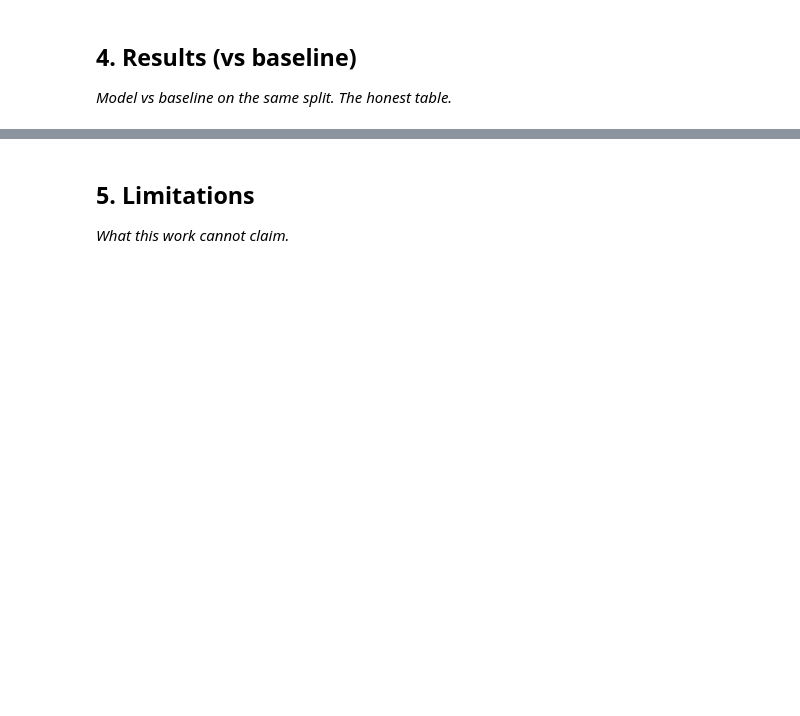
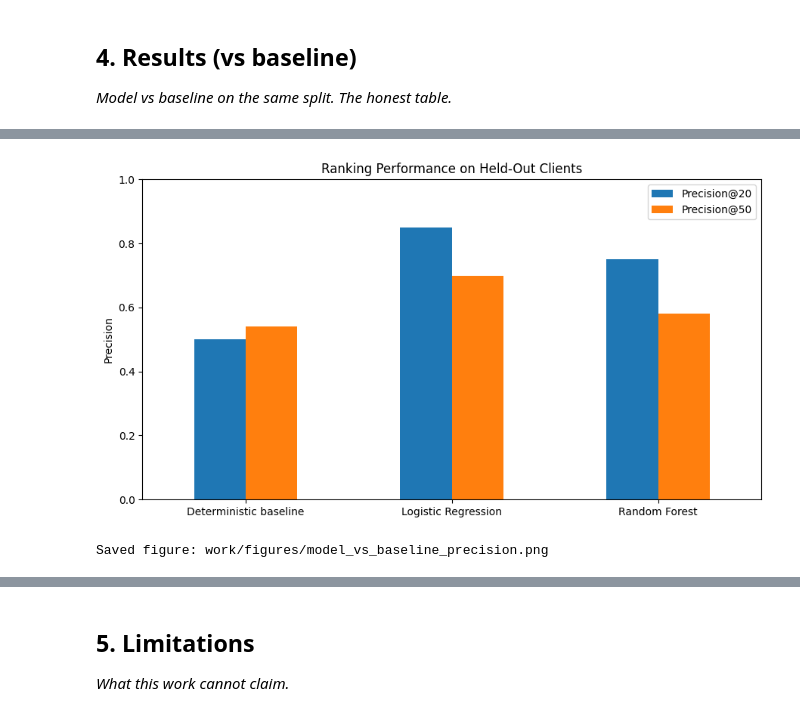
Before and after one commit to Abdelrahmanshaheen1/flyrank-ml-internship, a Jupyter notebook: work/notebooks/capstone.ipynb, the cells around one changed output, grey strips where cells are left out. Drawn from its saved outputs; the diff is of its cells as text; code cells hidden in the pictures; blank space fills up the shorter version.

```diff
--- a/work/notebooks/capstone.ipynb
+++ b/work/notebooks/capstone.ipynb
@@ -24,0 +589,48 @@ This skeleton is yours to fill. Work the sections **in order** — each one has
+# %%
+import matplotlib.pyplot as plt
+import os
+
+os.makedirs(
+    "work/figures",
+    exist_ok=True,
+)
+
+plot_frame = results_table.set_index("Method")
+
+ax = plot_frame.plot(
+    kind="bar",
+    figsize=(9, 5),
+)
+
+ax.set_title(
+    "Ranking Performance on Held-Out Clients"
+)
+ax.set_ylabel("Precision")
+ax.set_xlabel("")
+ax.set_ylim(0, 1)
+
+plt.xticks(
+    rotation=0,
+)
+
+plt.tight_layout()
+
+figure_path = (
+    "work/figures/"
+    "model_vs_baseline_precision.png"
+)
+
+plt.savefig(
+    figure_path,
+    dpi=180,
+    bbox_inches="tight",
+)
+
+plt.show()
+
+print(
+    f"Saved figure: {figure_path}"
+)
+# %% [output]
+[figure, added]
+Saved figure: work/figures/model_vs_baseline_precision.png
```
Also changed, not shown: parts of 18 cells of this notebook.
